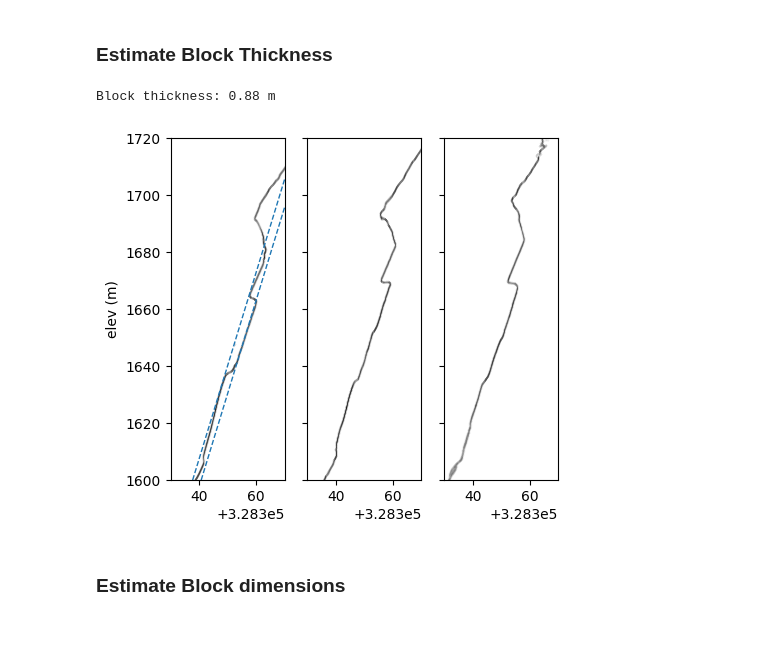
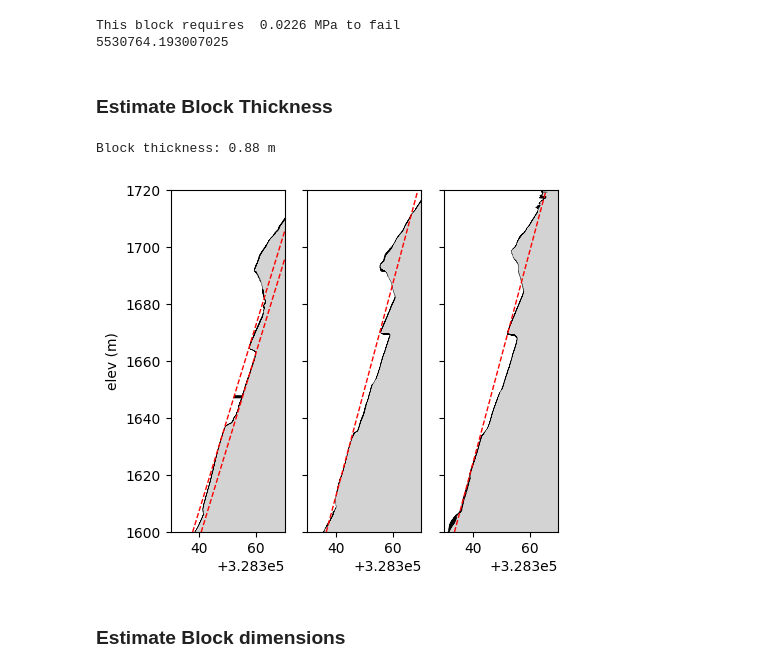
Before and after one commit to Josesx506/UA_PhD_Coursework_Assignments, a Jupyter notebook: 2024_Spring/GEN_580/Project/Final_Proj.ipynb, the cells around one changed output. Cells and saved outputs as stored; diff of their text form; code cells hidden in the pictures; blank space fills up the shorter version.

Commit message:
time dependent crack length

```diff
--- a/2024_Spring/GEN_580/Project/Final_Proj.ipynb
+++ b/2024_Spring/GEN_580/Project/Final_Proj.ipynb
@@ -19,0 +87,25 @@ The autoreload extension is already loaded. To reload it, use:
+# %%
+wt = 0.0027
+# Rock bridge width is a, so half width is a/2
+a0 = 8.46/2
+a0 = 0.005
+# Block width is W, so half width is W/2
+W = 87/2
+# Stress is the weight of the block (wt defined above)
+k1c = 0.6  # Fracture toughness MPa sqrt(m)
+A = 0.0067 # Rock failure rate (m/s)
+n = 27     # timesteps
+k1 = (wt*2*W)/(np.sqrt(np.pi)*a0)
+# Critical stress (\sigma_{1c}) occurs when the mode 1 stress intensity factor equals fracture toughness
+wtc = k1c/k1 # Mpa
+print(f"This block requires  {wtc:.4f} MPa to fail")
+charles_law = A * (wtc ** n)
+# n/2 + 1
+n2 = n/2+1
+# time to failure in secs
+ttf = (a0**n2) / (A * charles_law * n2)
+ttf_yr = ttf / (60*60*24*365)
+print(ttf_yr)
+# %% [output]
+This block requires  0.0226 MPa to fail
+5530764.193007025
@@ -24,29 +118,36 @@ ptcl = laspy.read("Pointclouds/Cropped_CableMnt_RA_2019_Pointcloud.laz")
 # %%
 profiles = sorted(glob("Files/Cropped_Cable_Mtn_Profiles/Section cloud #*.txt"))
 
 fig,ax = plt.subplots(1,3,figsize=(5,6),sharex=True,sharey=True)
 prf1 = pd.read_csv(profiles[0],sep="\s+",header=None)
 prf2 = pd.read_csv(profiles[1],sep="\s+",header=None)
 prf3 = pd.read_csv(profiles[2],sep="\s+",header=None)
 
+prf1 = prf1.sort_values(2).reset_index(drop=True)
+prf2 = prf2.sort_values(2).reset_index(drop=True)
+prf3 = prf3.sort_values(2).reset_index(drop=True)
+
 # Draw the cross-section profiles
-ax[0].scatter(prf1[0],prf1[2],marker="$|$",s=0.7,c="k",alpha=0.01,ec=None)
-ax[1].scatter(prf2[0],prf2[2],marker="$|$",s=0.7,c="k",alpha=0.01,ec=None)
-ax[2].scatter(prf3[0],prf3[2],marker="$|$",s=0.7,c="k",alpha=0.01,ec=None)
+ax[0].fill_between(prf1[0],prf1[2],prf1[2].min(),fc="lightgray",ec="k",lw=0.1)
+ax[1].fill_between(prf2[0],prf2[2],prf2[2].min(),fc="lightgray",ec="k",lw=0.1)
+ax[2].fill_between(prf3[0],prf3[2],prf3[2].min(),fc="lightgray",ec="k",lw=0.1)
 
 # Estimate the width and height of the blocks
-ax[0].axline((328353, 1650),slope=dip_to_slope(73.),c="C0",ls="--",lw=1)
-ax[0].axline((328356, 1650),slope=dip_to_slope(73.),c="C0",ls="--",lw=1)
+ax[0].axline((328353, 1650),slope=dip_to_slope(73.),c="r",ls="--",lw=1)
+ax[0].axline((328356, 1650),slope=dip_to_slope(73.),c="r",ls="--",lw=1)
+ax[1].axline((328350, 1650),slope=dip_to_slope(75.),c="r",ls="--",lw=1)
+ax[2].axline((328347, 1650),slope=dip_to_slope(75.),c="r",ls="--",lw=1)
 
 ax[0].set_xlim(328330,328370),ax[0].set_ylim(1600,1720),ax[0].set_ylabel("elev (m)")
 # ax[0].set_xticks([328330,328350,328370])
 ax[0].set_aspect("equal"),ax[1].set_aspect("equal"),ax[2].set_aspect("equal")
 
 print(f"Block thickness: {round(np.cos(np.radians(73))*3,2)} m")
+plt.savefig("Figures/Rockfall_profiles.png",dpi=200,bbox_inches="tight")
 plt.show()
 # %% [output]
 Block thickness: 0.88 m
-[figure, old version]
+[figure, new version]
 # %% [markdown]
 ### Estimate Block dimensions
 # %%
```
Also changed, not shown: parts of 10 cells of this notebook, 1 other file.
